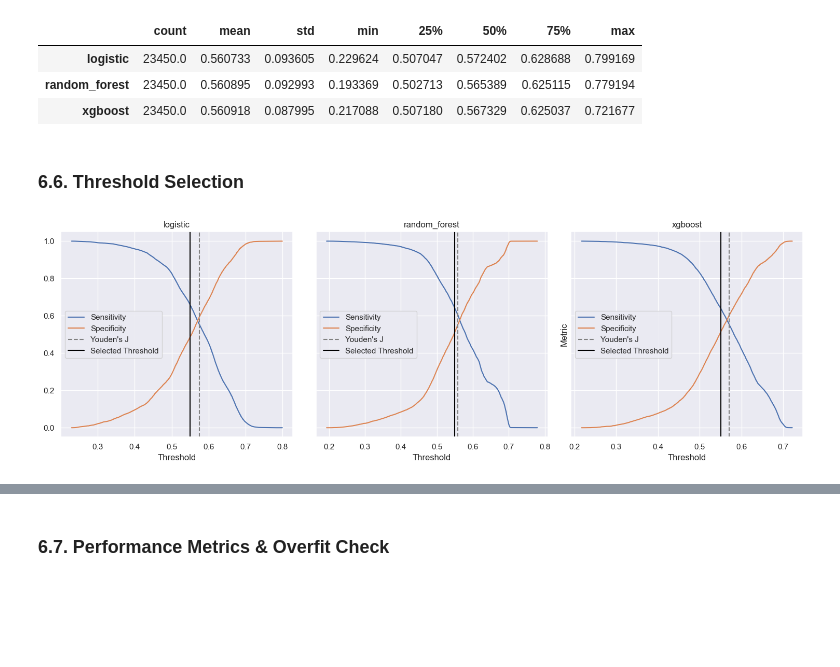
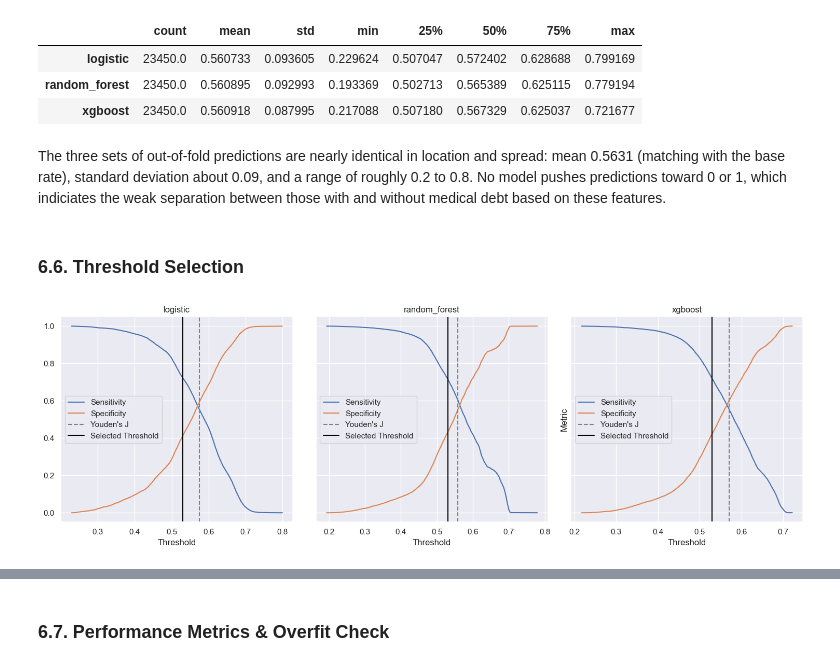
Before and after one commit to chaycereed/ohie-medicaid-policy-simulation, a Jupyter notebook: notebook/ohie_medicaid_policy_simulation.ipynb, the cells around one changed output, grey strips where cells are left out. Cells and saved outputs as stored; diff of their text form; code cells hidden in the pictures; blank space fills up the shorter version.

```diff
--- a/notebook/ohie_medicaid_policy_simulation.ipynb
+++ b/notebook/ohie_medicaid_policy_simulation.ipynb
@@ -1208,33 +1247,37 @@ oof.describe().T
 | logistic | 23450.0 | 0.560733 | 0.093605 | 0.229624 | 0.507047 | 0.572402 | 0.628688 | 0.799169 |
 | random_forest | 23450.0 | 0.560895 | 0.092993 | 0.193369 | 0.502713 | 0.565389 | 0.625115 | 0.779194 |
 | xgboost | 23450.0 | 0.560918 | 0.087995 | 0.217088 | 0.507180 | 0.567329 | 0.625037 | 0.721677 |
+# %% [markdown]
+The three sets of out-of-fold predictions are nearly identical in location and spread: mean 0.5631 (matching with the base rate), standard deviation about 0.09, and a range of roughly 0.2 to 0.8. No model pushes predictions toward 0 or 1, which indiciates the weak separation between those with and without medical debt based on these features.
 # %% [markdown]
 ### 6.6. Threshold Selection
 # %%
 # Next, lets determine our threshold
 # To do this, we will create a plot to visualize sensitivity and specificity for each model
 # Since we want to prioritize sensitivity (avoiding false negatives), lets select a threshold that
 # maintains high sensitivity, at a slight cost of specifcity (compared to Youden's J)
-chosen_threshold = 0.55
+# Note: To learn how to create a plot visualizing the sensitivity/specificity tradeoff
+  # Claude Fable 5. Based on the response to prompt: "Instead of using F1-maximization or Youden's J, I want to select the threshold based on a sensitvity-specificty tradeoff, based on the studies goals (prioritze sensitivity, without losing too much specificity)"
+chosen_threshold = 0.53
 fig, axes = plt.subplots(1, 3, figsize = (15, 5), sharey = True)
 # For each model, lets create a sensitivity vs specificity plot
 for ax, name in zip(axes, classification_models):
     # First, retrieve the out-of-fold predicted probabilities for this model
     p = oof[name]
     # False positive rate and false positive rate at every cutoff
     fpr, tpr, threshold = roc_curve(y_fit, p)
     ax.plot(threshold, tpr, label = "Sensitivity")
     ax.plot(threshold, 1 - fpr, label = "Specificity")
     # Plot Youden's J (maximizes sensitivity + specificty), for reference
     ax.axvline(threshold[np.argmax(tpr - fpr)], linestyle = "--", color = "grey", label = "Youden's J")
     # After viewing the plots and deciding a threshold, lets add a line for our selected threshold, so it is easy to visualize the
     # tradeoff between sensitivity and specificity
     ax.axvline(chosen_threshold, color = "black", label = "Selected Threshold")
     # Add plot title, label and legend
     ax.set_title(name)
     ax.set_xlabel("Threshold")
     ax.legend()
 ax.set_ylabel("Metric")
 plt.tight_layout()
 # %% [output]
-[figure, old version]
+[figure, new version]
```
Also changed, not shown: parts of 46 cells of this notebook.
